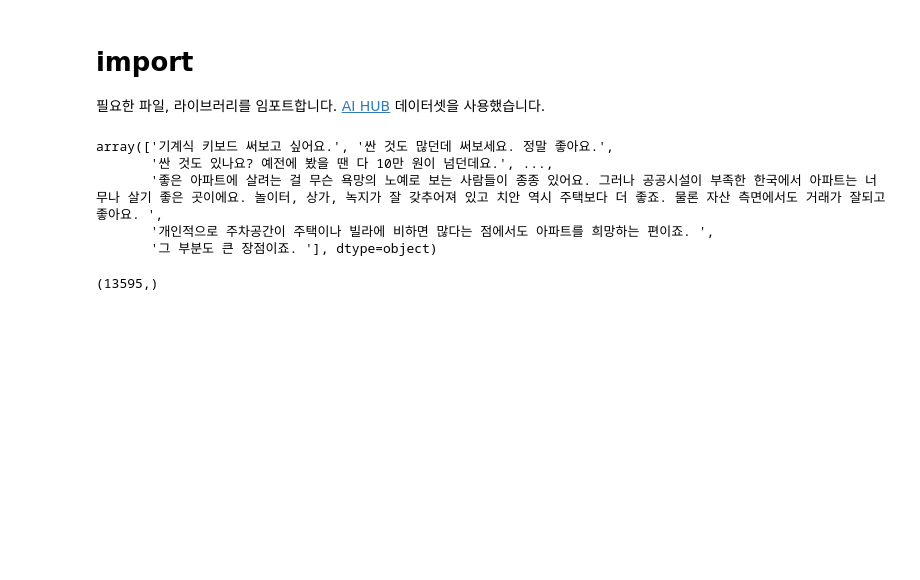
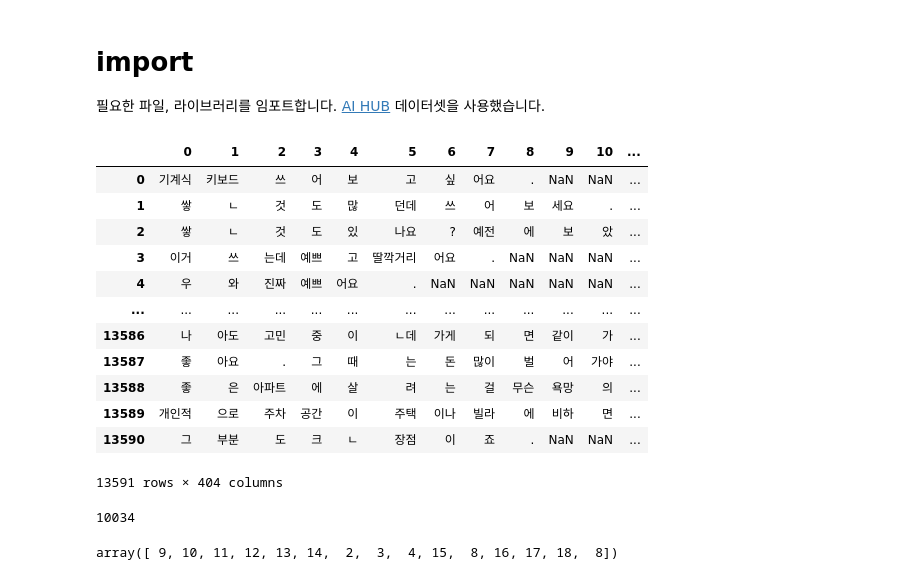
Before and after one commit to YMGYM/TSE_Learning, a Jupyter notebook: Korean_Processing.ipynb, the cells around one changed output. Cells and saved outputs as stored; diff of their text form; code cells hidden in the pictures; blank space fills up the shorter version.

Commit message:
make tokenizer

```diff
--- a/Korean_Processing.ipynb
+++ b/Korean_Processing.ipynb
@@ -15,4 +15,4 @@ import tensorflow as tf
 import tensorflow.keras as K
 import matplotlib.pyplot as plt
 # %%
-data = pd.read_excel('/content/drive/My Drive/Datasets/twitter_dialog_korean.xlsx')
+data = pd.read_csv('/content/drive/My Drive/Datasets/preprocessed_twitter_dialog_korean_dataset.csv')
@@ -23,13 +19,18 @@ all_data = pd.Series(reshaped_data).dropna()
-# %%
-prepared_data = all_data.to_numpy()
-prepared_data
-# %% [output]
-array(['기계식 키보드 써보고 싶어요.', '싼 것도 많던데 써보세요. 정말 좋아요.',
-       '싼 것도 있나요? 예전에 봤을 땐 다 10만 원이 넘던데요.', ...,
-       '좋은 아파트에 살려는 걸 무슨 욕망의 노예로 보는 사람들이 종종 있어요. 그러나 공공시설이 부족한 한국에서 아파트는 너무나 살기 좋은 곳이에요. 놀이터, 상가, 녹지가 잘 갖추어져 있고 치안 역시 주택보다 더 좋죠. 물론 자산 측면에서도 거래가 잘되고 좋아요. ',
-       '개인적으로 주차공간이 주택이나 빌라에 비하면 많다는 점에서도 아파트를 희망하는 편이죠. ',
-       '그 부분도 큰 장점이죠. '], dtype=object)
-# %%
-prepared_data.shape
-# %% [output]
-(13595,)
+# %%
+dropped_data = data.drop(labels='Unnamed: 0', axis=1)
+# %%
+dropped_data
+# %% [output]
+|  | 0 | 1 | 2 | 3 | 4 | 5 | 6 | 7 | 8 | 9 | 10 | ... |
+| 0 | 기계식 | 키보드 | 쓰 | 어 | 보 | 고 | 싶 | 어요 | . | NaN | NaN | ... |
+| 1 | 쌓 | ㄴ | 것 | 도 | 많 | 던데 | 쓰 | 어 | 보 | 세요 | . | ... |
+| 2 | 쌓 | ㄴ | 것 | 도 | 있 | 나요 | ? | 예전 | 에 | 보 | 았 | ... |
+| 3 | 이거 | 쓰 | 는데 | 예쁘 | 고 | 딸깍거리 | 어요 | . | NaN | NaN | NaN | ... |
+| 4 | 우 | 와 | 진짜 | 예쁘 | 어요 | . | NaN | NaN | NaN | NaN | NaN | ... |
+| ... | ... | ... | ... | ... | ... | ... | ... | ... | ... | ... | ... | ... |
+| 13586 | 나 | 아도 | 고민 | 중 | 이 | ㄴ데 | 가게 | 되 | 면 | 같이 | 가 | ... |
+| 13587 | 좋 | 아요 | . | 그 | 때 | 는 | 돈 | 많이 | 벌 | 어 | 가야 | ... |
+| 13588 | 좋 | 은 | 아파트 | 에 | 살 | 려 | 는 | 걸 | 무슨 | 욕망 | 의 | ... |
+| 13589 | 개인적 | 으로 | 주차 | 공간 | 이 | 주택 | 이나 | 빌라 | 에 | 비하 | 면 | ... |
+| 13590 | 그 | 부분 | 도 | 크 | ㄴ | 장점 | 이 | 죠 | . | NaN | NaN | ... |
+13591 rows × 404 columns
@@ -35,0 +71,10 @@ prepared_data.shape
+# %%
+len(tokenizer.idx2word)
+# %% [output]
+10034
+# %%
+sent = dropped_data.iloc[1]
+result = tokenizer.get_idx(sent)
+result
+# %% [output]
+array([ 9, 10, 11, 12, 13, 14,  2,  3,  4, 15,  8, 16, 17, 18,  8])
```
Also changed, not shown: parts of 7 cells of this notebook.
